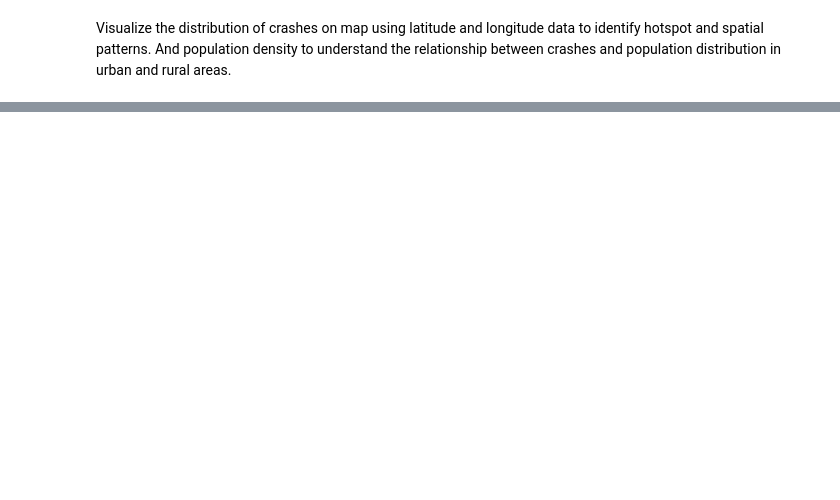
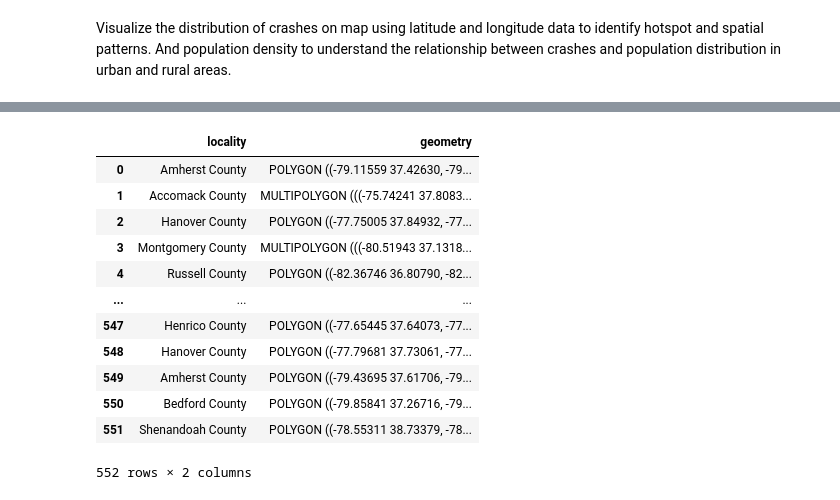
Before and after one commit to Eliab16/VDOT-crash-analysis, a Jupyter notebook: notebooks/Map.ipynb, the cells around one changed output, grey strips where cells are left out. Cells and saved outputs as stored; diff of their text form; code cells hidden in the pictures; blank space fills up the shorter version.

```diff
--- a/notebooks/Map.ipynb
+++ b/notebooks/Map.ipynb
@@ -139,0 +123,17 @@ from folium.plugins import FastMarkerCluster
+# %%
+va_counties_geo= va_counties_geo[['locality', 'geometry']]
+va_counties_geo
+# %% [output]
+|  | locality | geometry |
+| 0 | Amherst County | POLYGON ((-79.11559 37.42630, -79... |
+| 1 | Accomack County | MULTIPOLYGON (((-75.74241 37.8083... |
+| 2 | Hanover County | POLYGON ((-77.75005 37.84932, -77... |
+| 3 | Montgomery County | MULTIPOLYGON (((-80.51943 37.1318... |
+| 4 | Russell County | POLYGON ((-82.36746 36.80790, -82... |
+| ... | ... | ... |
+| 547 | Henrico County | POLYGON ((-77.65445 37.64073, -77... |
+| 548 | Hanover County | POLYGON ((-77.79681 37.73061, -77... |
+| 549 | Amherst County | POLYGON ((-79.43695 37.61706, -79... |
+| 550 | Bedford County | POLYGON ((-79.85841 37.26716, -79... |
+| 551 | Shenandoah County | POLYGON ((-78.55311 38.73379, -78... |
+552 rows × 2 columns
```
Also changed, not shown: parts of 29 cells of this notebook.
